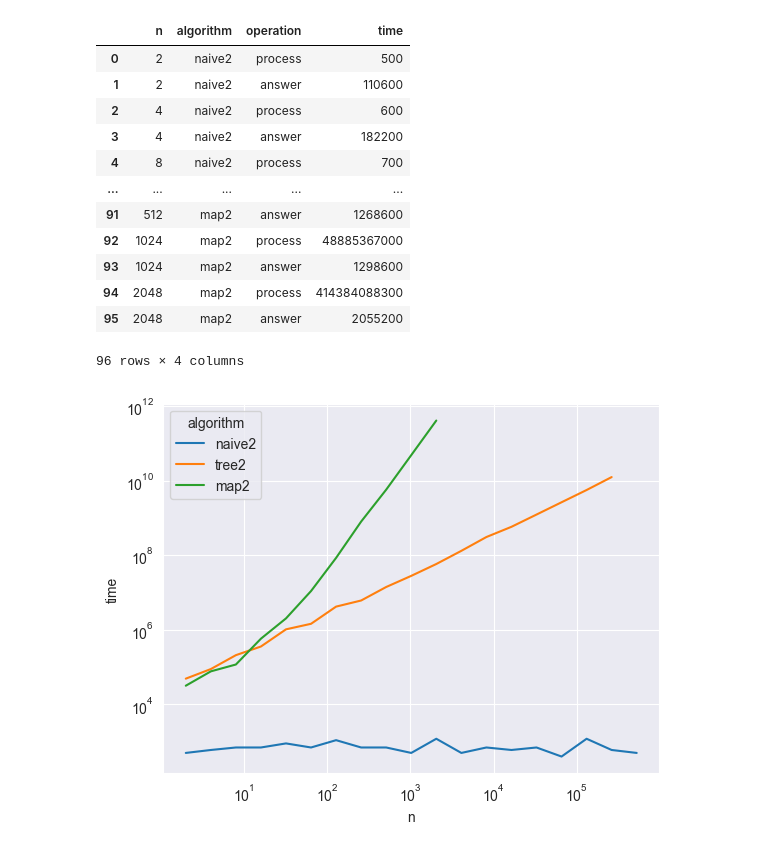
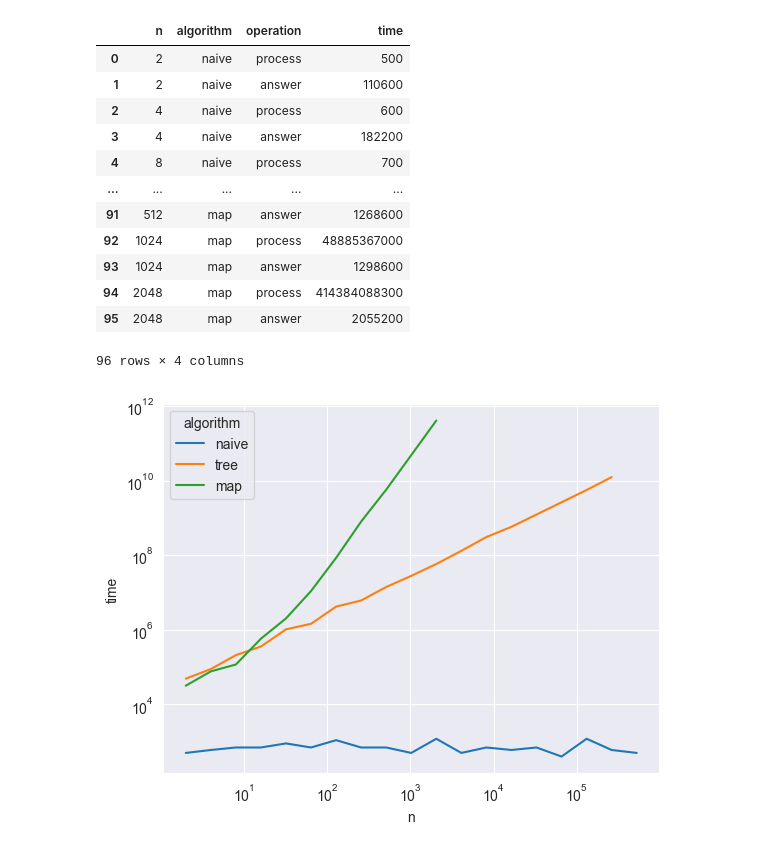
Before and after one commit to Zeonx9/alg-2-labs, a Jupyter notebook: lab2/graphs.ipynb, the cells around one changed output. Saved outputs shown, nothing was run; the diff lists cells and outputs as text; code cells hidden in the pictures.

Commit message:
add tables and README.md

```diff
--- a/lab2/graphs.ipynb
+++ b/lab2/graphs.ipynb
@@ -5,21 +5,21 @@ import seaborn as sns
 import matplotlib.pyplot as plt
 # %%
 labels = ["naive", "tree", "map"]
-data = pd.concat([pd.read_csv(f"../data/tables/table_{label}.csv") for label in labels]).reset_index(drop=True)
+data = pd.concat([pd.read_csv(f"data/tables/table_{label}.csv") for label in labels]).reset_index(drop=True)
 data
 # %% [output]
 |  | n | algorithm | operation | time |
-| 0 | 2 | naive2 | process | 500 |
-| 1 | 2 | naive2 | answer | 110600 |
-| 2 | 4 | naive2 | process | 600 |
-| 3 | 4 | naive2 | answer | 182200 |
-| 4 | 8 | naive2 | process | 700 |
+| 0 | 2 | naive | process | 500 |
+| 1 | 2 | naive | answer | 110600 |
+| 2 | 4 | naive | process | 600 |
+| 3 | 4 | naive | answer | 182200 |
+| 4 | 8 | naive | process | 700 |
 | ... | ... | ... | ... | ... |
-| 91 | 512 | map2 | answer | 1268600 |
-| 92 | 1024 | map2 | process | 48885367000 |
-| 93 | 1024 | map2 | answer | 1298600 |
-| 94 | 2048 | map2 | process | 414384088300 |
-| 95 | 2048 | map2 | answer | 2055200 |
+| 91 | 512 | map | answer | 1268600 |
+| 92 | 1024 | map | process | 48885367000 |
+| 93 | 1024 | map | answer | 1298600 |
+| 94 | 2048 | map | process | 414384088300 |
+| 95 | 2048 | map | answer | 2055200 |
 96 rows × 4 columns
 # %%
 processing = data[data.operation == "process"]
@@ -28,7 +28,7 @@ plt.yscale("log")
 plt.xscale("log")
 plt.show()
 # %% [output]
-[figure, old version]
+[figure, new version]
 # %%
 answering = data[data.operation == "answer"]
 sns.lineplot(data=answering, x='n', y='time', hue="algorithm")
```
Also changed, not shown: parts of 1 cell of this notebook, 5 other files.
